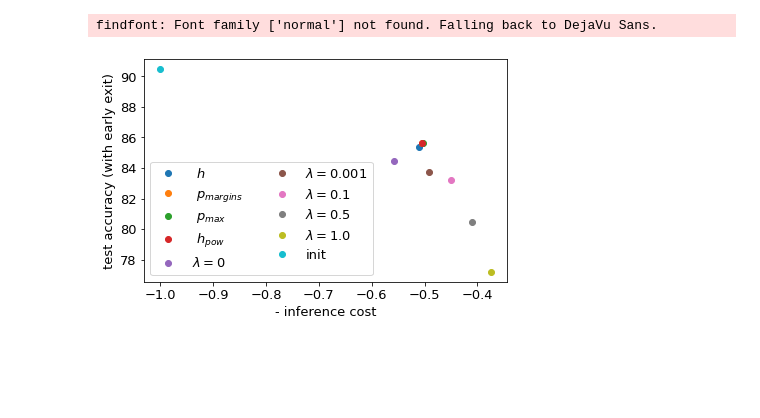
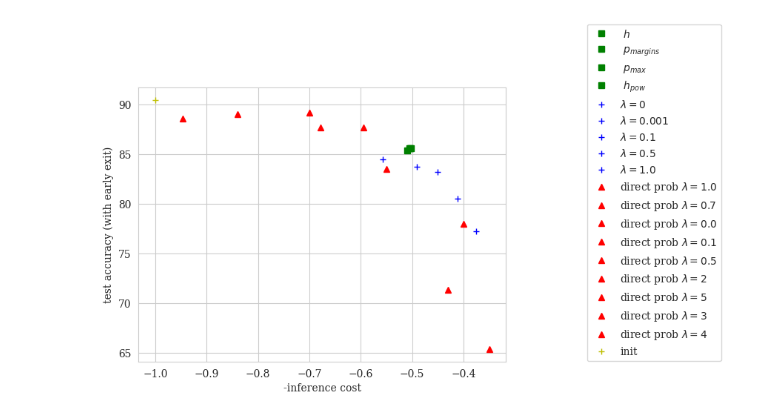
Before and after one commit to networkslab/dynn, a Jupyter notebook: src/notebooks/ce_ic_tradeoff.ipynb, the cells around one changed output. Drawn from its saved outputs; the diff is of its cells as text; code cells hidden in the pictures; blank space fills up the shorter version.

```diff
--- a/src/notebooks/ce_ic_tradeoff.ipynb
+++ b/src/notebooks/ce_ic_tradeoff.ipynb
@@ -23,31 +23,40 @@ hardcoded_results_list_dict = [{'label':r' $h$', 'cost': cost_entropy, 'gated_ac
 # %%
-hardcoded_results_list_dict.append({'label':r'$\lambda =0$', 'cost': 0.557, 'gated_acc':84.48})
-hardcoded_results_list_dict.append({'label':r'$\lambda = 0.001$', 'cost': 0.491, 'gated_acc':83.72})
-
-
-hardcoded_results_list_dict.append({'label':r'$\lambda =0.1$', 'cost': 0.45, 'gated_acc':83.22})
-hardcoded_results_list_dict.append({'label':r'$\lambda = 0.5$', 'cost': 0.411, 'gated_acc':80.49})
-hardcoded_results_list_dict.append({'label':r'$\lambda = 1.0$', 'cost': 0.375, 'gated_acc':77.22})
+hardcoded_results_list_dict.append({'label':r'$\lambda =0$', 'cost': 0.557, 'gated_acc':84.48, 'marker': 'b+'})
+hardcoded_results_list_dict.append({'label':r'$\lambda = 0.001$', 'cost': 0.491, 'gated_acc':83.72, 'marker': 'b+'})
+hardcoded_results_list_dict.append({'label':r'$\lambda =0.1$', 'cost': 0.45, 'gated_acc':83.22, 'marker': 'b+'})
+hardcoded_results_list_dict.append({'label':r'$\lambda = 0.5$', 'cost': 0.411, 'gated_acc':80.49, 'marker': 'b+'})
+hardcoded_results_list_dict.append({'label':r'$\lambda = 1.0$', 'cost': 0.375, 'gated_acc':77.22, 'marker': 'b+'})
+hardcoded_results_list_dict.append({'label':r'direct prob $\lambda = 1.0$', 'cost': 0.594, 'gated_acc':87.71, 'marker': 'r^'})
+hardcoded_results_list_dict.append({'label':r'direct prob $\lambda = 0.7$', 'cost': 0.679, 'gated_acc':87.72, 'marker': 'r^'})
+hardcoded_results_list_dict.append({'label':r'direct prob $\lambda = 0.0$', 'cost': 0.947, 'gated_acc':88.58, 'marker': 'r^'})
+hardcoded_results_list_dict.append({'label':r'direct prob $\lambda = 0.1$', 'cost': 0.84, 'gated_acc':89.04, 'marker': 'r^'})
+hardcoded_results_list_dict.append({'label':r'direct prob $\lambda = 0.5$', 'cost': 0.70, 'gated_acc':89.2, 'marker': 'r^'})
+hardcoded_results_list_dict.append({'label':r'direct prob $\lambda = 2$', 'cost': 0.55, 'gated_acc':83.53, 'marker': 'r^'})
+hardcoded_results_list_dict.append({'label':r'direct prob $\lambda = 5$', 'cost': 0.35, 'gated_acc':65.36, 'marker': 'r^'})
+hardcoded_results_list_dict.append({'label':r'direct prob $\lambda = 3$', 'cost': 0.43, 'gated_acc':71.3, 'marker': 'r^'})
+hardcoded_results_list_dict.append({'label':r'direct prob $\lambda = 4$', 'cost': 0.4, 'gated_acc':78, 'marker': 'r^'})
 # %%
-hardcoded_results_list_dict.append({'label':r'init', 'cost': 1, 'gated_acc':90.47})
+hardcoded_results_list_dict.append({'label':r'init', 'cost': 1, 'gated_acc':90.47, 'marker': 'y+'})
 # %%
-font = {'family' : 'normal',
-        'size'   : 13}
+font = {'family' : 'serif',
+        'size'   : 10}
 
 matplotlib.rc('font', **font)
-
+fig = plt.figure()
+ax = plt.subplot(111)
 for dict_of_result in hardcoded_results_list_dict:
     label = dict_of_result['label']
     cost = dict_of_result['cost']
+    marker = dict_of_result['marker']
     gated_acc = dict_of_result['gated_acc']
-    plt.plot(-cost, gated_acc, 'o',label=label)
-plt.xlabel('- inference cost')
-plt.ylabel('test accuracy (with early exit)')
-plt.legend(loc=3, ncol=2)
-plt.tight_layout()
+    ax.plot(-cost, gated_acc, marker,label=label)
+# fig.xlabel('- inference cost')
+ax.set_xlabel('-inference cost')
+ax.set_ylabel('test accuracy (with early exit)')
+ax.legend(bbox_to_anchor=(1.1, 1.05, 0.5, 0.2))
+ax.set_in_layout(in_layout=True)
 plt.savefig('ic_vs_accuracy.pdf')
 # %% [output]
-findfont: Font family ['normal'] not found. Falling back to DejaVu Sans.
-[figure, old version]
+[figure, new version]
 # %%
 plt.close()
```
Also changed, not shown: parts of 1 cell of this notebook, 1 other file.
